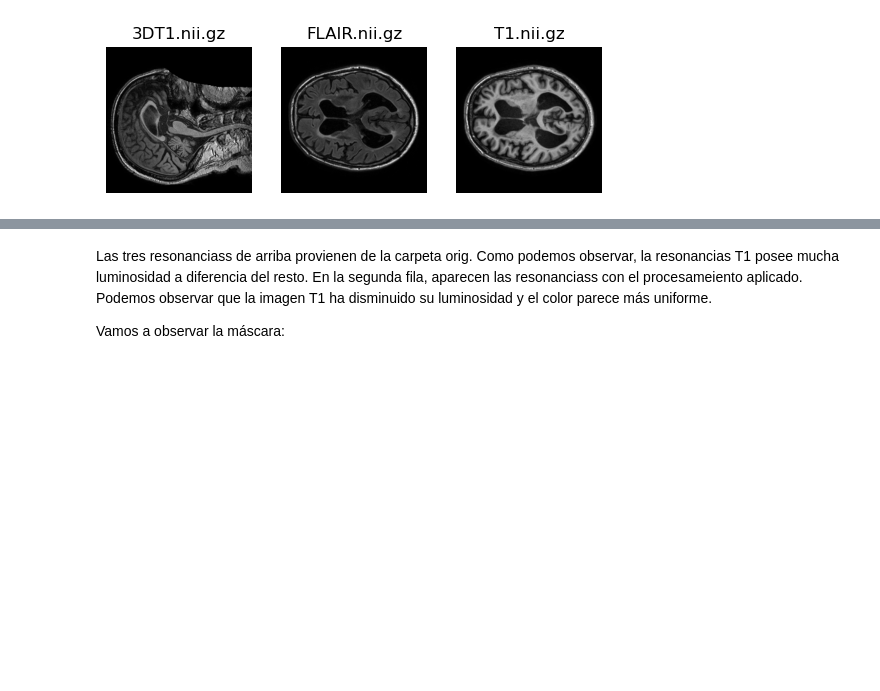
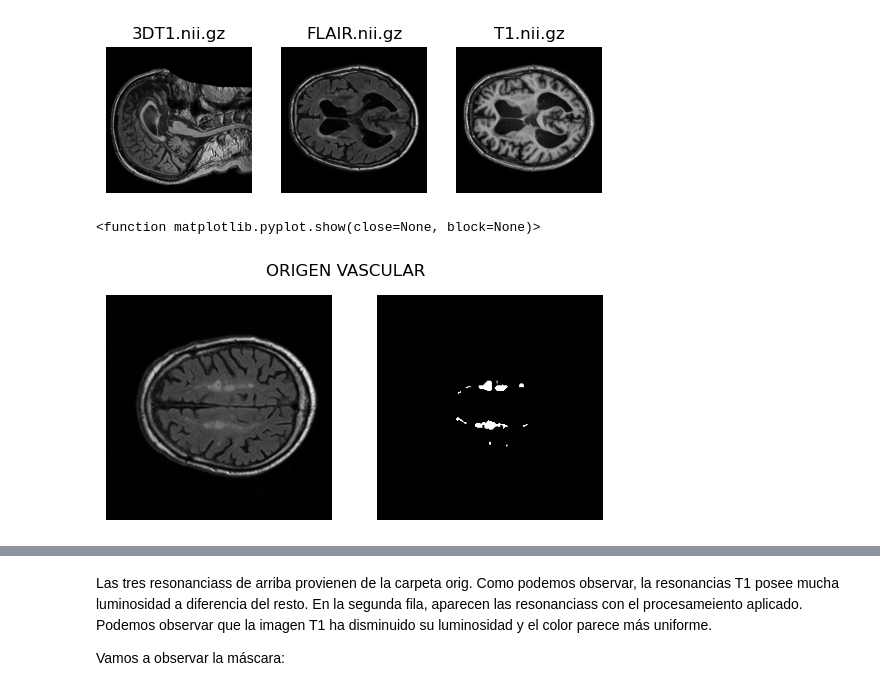
Before and after one commit to AinaT9/White-Matter-Hyperintensity-Segmentation, a Jupyter notebook: AnalisisDatos.ipynb, the cells around one changed output, grey strips where cells are left out. Cells and saved outputs as stored; diff of their text form; code cells hidden in the pictures; blank space fills up the shorter version.

```diff
--- a/AnalisisDatos.ipynb
+++ b/AnalisisDatos.ipynb
@@ -165,3 +165,22 @@ plt.show()
 # %% [output]
 [figure]
 [figure]
+# %%
+fig, axs =plt.subplots(1, 2)
+flair= os.path.join(TEST_PATH_UTRECHT, "30","pre","FLAIR.nii.gz")
+img = nib.load(flair)
+image_data = img.get_fdata()
+axs[0].imshow(image_data[:, :, 30], cmap='gray')
+axs[0].axis('off')
+flair= os.path.join(TEST_PATH_UTRECHT, "30","wmh.nii.gz")
+img = nib.load(flair)
+image_data = img.get_fdata()
+image_data[image_data==2]=0
+axs[1].imshow(image_data[:, :,30], cmap='gray')
+axs[1].axis('off')
+fig.suptitle('ORIGEN VASCULAR')
+plt.subplots_adjust(top=1.25)
+plt.show
+# %% [output]
+<function matplotlib.pyplot.show(close=None, block=None)>
+[figure, added]
```
Also changed, not shown: parts of 2 cells of this notebook, 8 other files.
